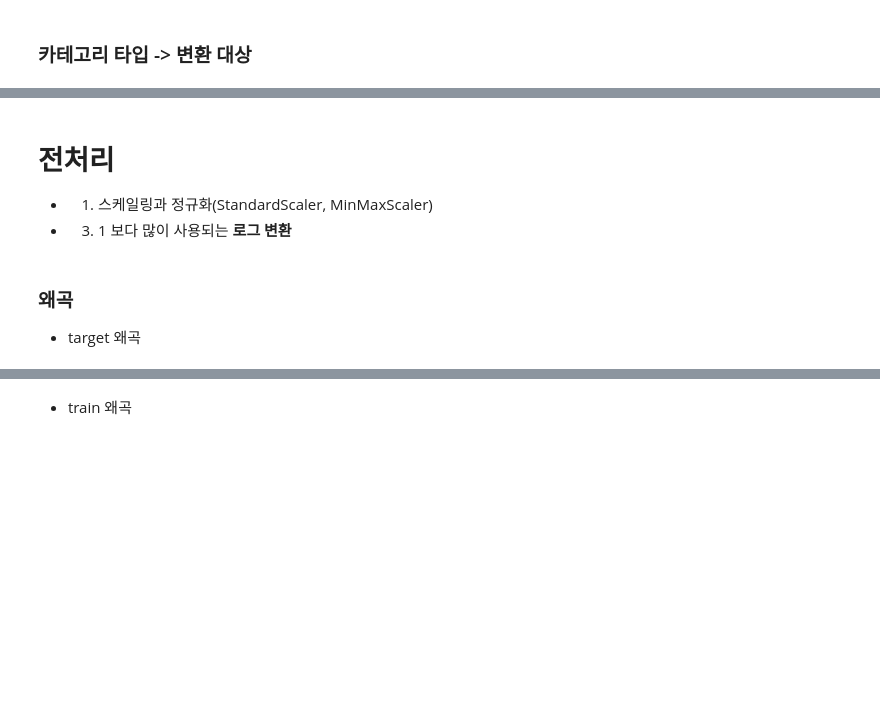
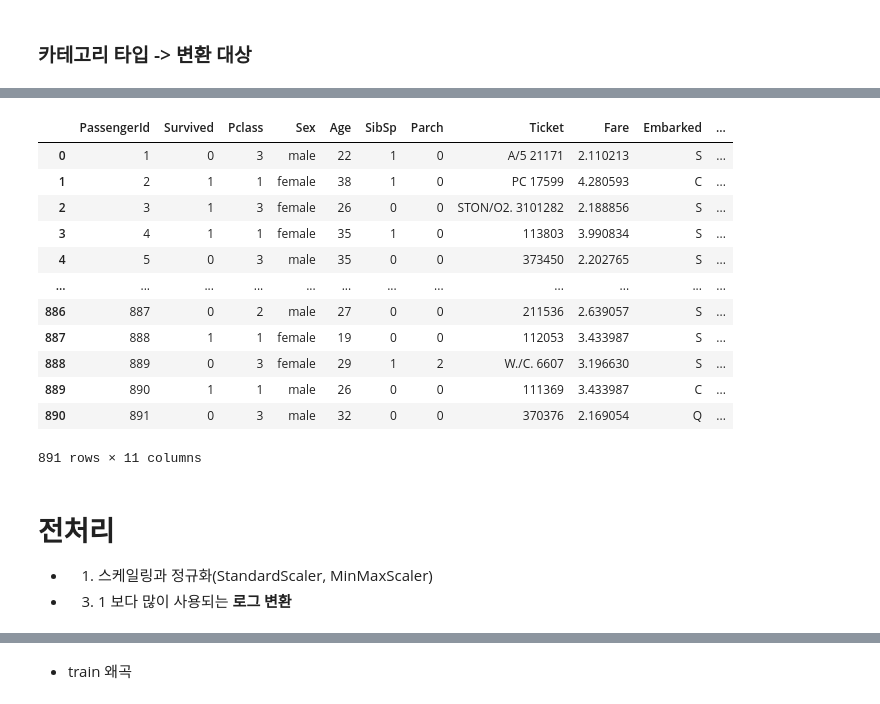
Before and after one commit to okso6441-ksh/ML, a Jupyter notebook: classfication_baseline.ipynb, the cells around one changed output, grey strips where cells are left out. Drawn from its saved outputs; the diff is of its cells as text; code cells hidden in the pictures; blank space fills up the shorter version.

```diff
--- a/classfication_baseline.ipynb
+++ b/classfication_baseline.ipynb
@@ -291,2 +260,4 @@ print(train.shape, target.shape)
+# %%
+train.Fare = np.log1p(train.Fare)
 # %% [markdown]
 ### 카테고리 타입 -> 변환 대상
@@ -301,4 +264,16 @@ print(train.shape, target.shape)
-# %%
-# 조작
-train['Cabin'] = train['Cabin'].str[:1]
-train['Cabin'].value_counts()
+# %%
+train
+# %% [output]
+|  | PassengerId | Survived | Pclass | Sex | Age | SibSp | Parch | Ticket | Fare | Embarked | ... |
+| 0 | 1 | 0 | 3 | male | 22 | 1 | 0 | A/5 21171 | 2.110213 | S | ... |
+| 1 | 2 | 1 | 1 | female | 38 | 1 | 0 | PC 17599 | 4.280593 | C | ... |
+| 2 | 3 | 1 | 3 | female | 26 | 0 | 0 | STON/O2. 3101282 | 2.188856 | S | ... |
+| 3 | 4 | 1 | 1 | female | 35 | 1 | 0 | 113803 | 3.990834 | S | ... |
+| 4 | 5 | 0 | 3 | male | 35 | 0 | 0 | 373450 | 2.202765 | S | ... |
+| ... | ... | ... | ... | ... | ... | ... | ... | ... | ... | ... | ... |
+| 886 | 887 | 0 | 2 | male | 27 | 0 | 0 | 211536 | 2.639057 | S | ... |
+| 887 | 888 | 1 | 1 | female | 19 | 0 | 0 | 112053 | 3.433987 | S | ... |
+| 888 | 889 | 0 | 3 | female | 29 | 1 | 2 | W./C. 6607 | 3.196630 | S | ... |
+| 889 | 890 | 1 | 1 | male | 26 | 0 | 0 | 111369 | 3.433987 | C | ... |
+| 890 | 891 | 0 | 3 | male | 32 | 0 | 0 | 370376 | 2.169054 | Q | ... |
+891 rows × 11 columns
@@ -307,6 +286,3 @@ train['Cabin'].value_counts()
 * 1. 스케일링과 정규화(StandardScaler, MinMaxScaler)
 
 * 3. 1 보다 많이 사용되는 **로그 변환**
-# %% [markdown]
-### 왜곡
-* target 왜곡
```
Also changed, not shown: parts of 58 cells of this notebook, 2 other files.
